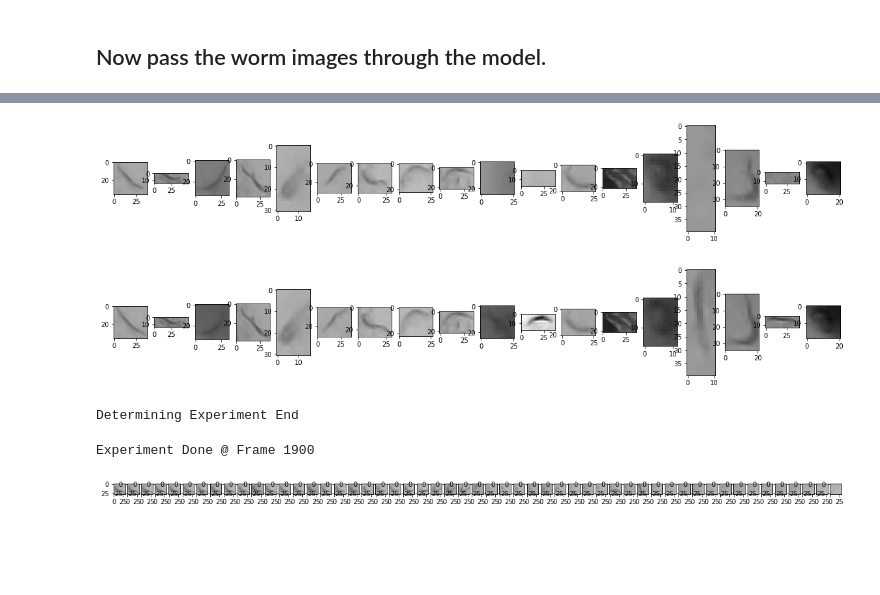
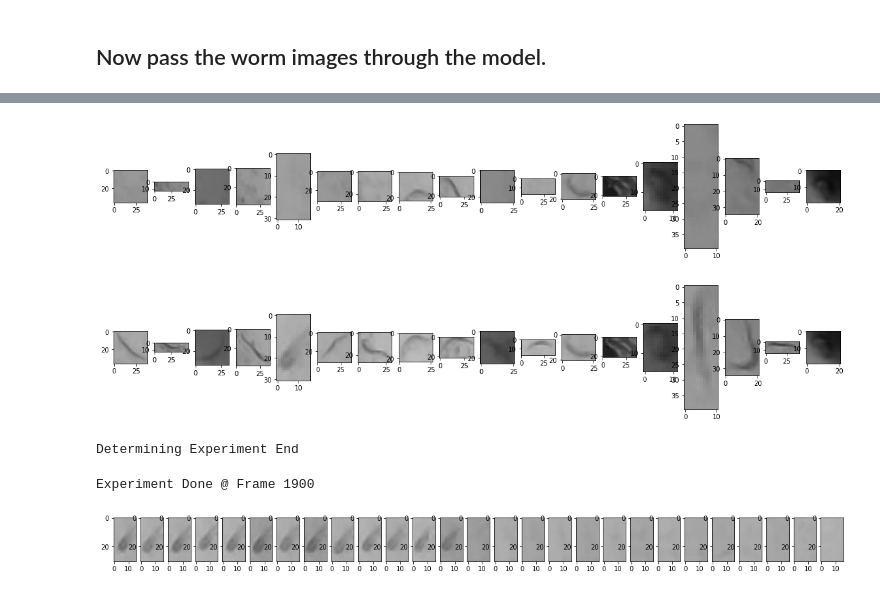
Before and after one commit to paolobif/TOD, a Jupyter notebook: dev_model.ipynb, the cells around one changed output, grey strips where cells are left out. Drawn from its saved outputs; the diff is of its cells as text; code cells hidden in the pictures; blank space fills up the shorter version.

```diff
--- a/dev_model.ipynb
+++ b/dev_model.ipynb
@@ -19,7 +19,7 @@ import torch.nn as nn
 import torch.nn.functional as F
 import torch.optim as optim
 
-plt.rcParams["figure.figsize"] = (20,3)
+plt.rcParams["figure.figsize"] = (20,5)
 
 %load_ext autoreload
 %autoreload 2
@@ -139,12 +140,12 @@ tensor([[1.]], grad_fn=<SigmoidBackward>)
 # %%
-new_worms = viewer.fetch_worms(worm_ids, 1600)
+new_worms = viewer.fetch_worms(worm_ids, 1300)
 display_worms(new_worms)
 # %% [output]
-[figure, old version]
+[figure, new version]
 # %%
 display_worms(end_worms)
 # %% [output]
-[figure, old version]
+[figure, new version]
 # %%
 viewer = WormViewer(csv_path, vid_path)
 
@@ -163,10 +164,10 @@ for frame_id in tqdm(range(2400, 300, -10)):
 # %% [output]
 Determining Experiment End
 Experiment Done @ Frame 1900
-# %%
-display_worms(worm_imgs)
-# %% [output]
-[figure, removed]
+# %%
+display_worms([worm_imgs[i] for i in range(0, len(worm_imgs), 4)])
+# %% [output]
+[figure, added]
 # %%
 
 distances = []
```
Also changed, not shown: parts of 10 cells of this notebook, 3 other files.
